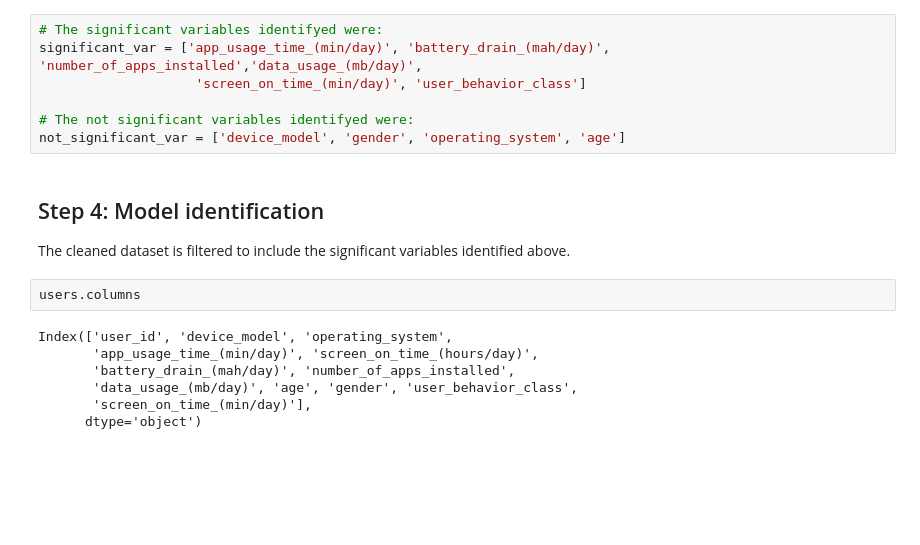
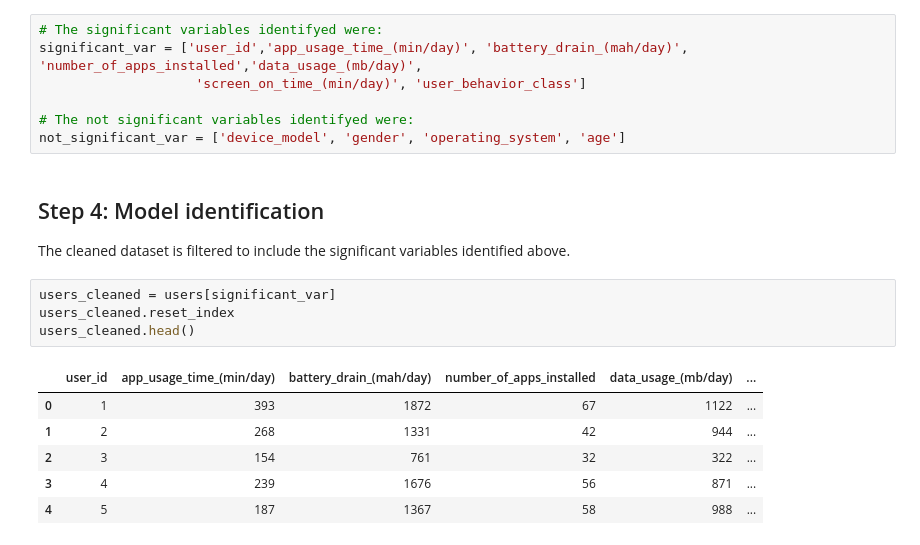
Before and after one commit to bizzaccelerator/classification_of_consumer_behaviour, a Jupyter notebook: notebook.ipynb, the cells around one changed output. Drawn from its saved outputs; the diff is of its cells as text; blank space fills up the shorter version.

Commit message:
Model identification started to be written.

```diff
--- a/notebook.ipynb
+++ b/notebook.ipynb
@@ -605,7 +605,7 @@ The calculated p-value is less than 0.05, indicating that the amount of data use
 Based on the analysis above, the variables useful for our purpose of classifying users are:
 # %%
 # The significant variables identifyed were:
-significant_var = ['app_usage_time_(min/day)', 'battery_drain_(mah/day)', 'number_of_apps_installed','data_usage_(mb/day)',
+significant_var = ['user_id','app_usage_time_(min/day)', 'battery_drain_(mah/day)', 'number_of_apps_installed','data_usage_(mb/day)',
                     'screen_on_time_(min/day)', 'user_behavior_class']
 
 # The not significant variables identifyed were:
@@ -613,12 +613,14 @@ not_significant_var = ['device_model', 'gender', 'operating_system', 'age']
 # %% [markdown]
 ## Step 4: Model identification
 The cleaned dataset is filtered to include the significant variables identified above.
-# %%
-users.columns
-# %% [output]
-Index(['user_id', 'device_model', 'operating_system',
-       'app_usage_time_(min/day)', 'screen_on_time_(hours/day)',
-       'battery_drain_(mah/day)', 'number_of_apps_installed',
-       'data_usage_(mb/day)', 'age', 'gender', 'user_behavior_class',
-       'screen_on_time_(min/day)'],
-      dtype='object')
+# %%
+users_cleaned = users[significant_var]
+users_cleaned.reset_index
+users_cleaned.head()
+# %% [output]
+|  | user_id | app_usage_time_(min/day) | battery_drain_(mah/day) | number_of_apps_installed | data_usage_(mb/day) | ... |
+| 0 | 1 | 393 | 1872 | 67 | 1122 | ... |
+| 1 | 2 | 268 | 1331 | 42 | 944 | ... |
+| 2 | 3 | 154 | 761 | 32 | 322 | ... |
+| 3 | 4 | 239 | 1676 | 56 | 871 | ... |
+| 4 | 5 | 187 | 1367 | 58 | 988 | ... |
```
